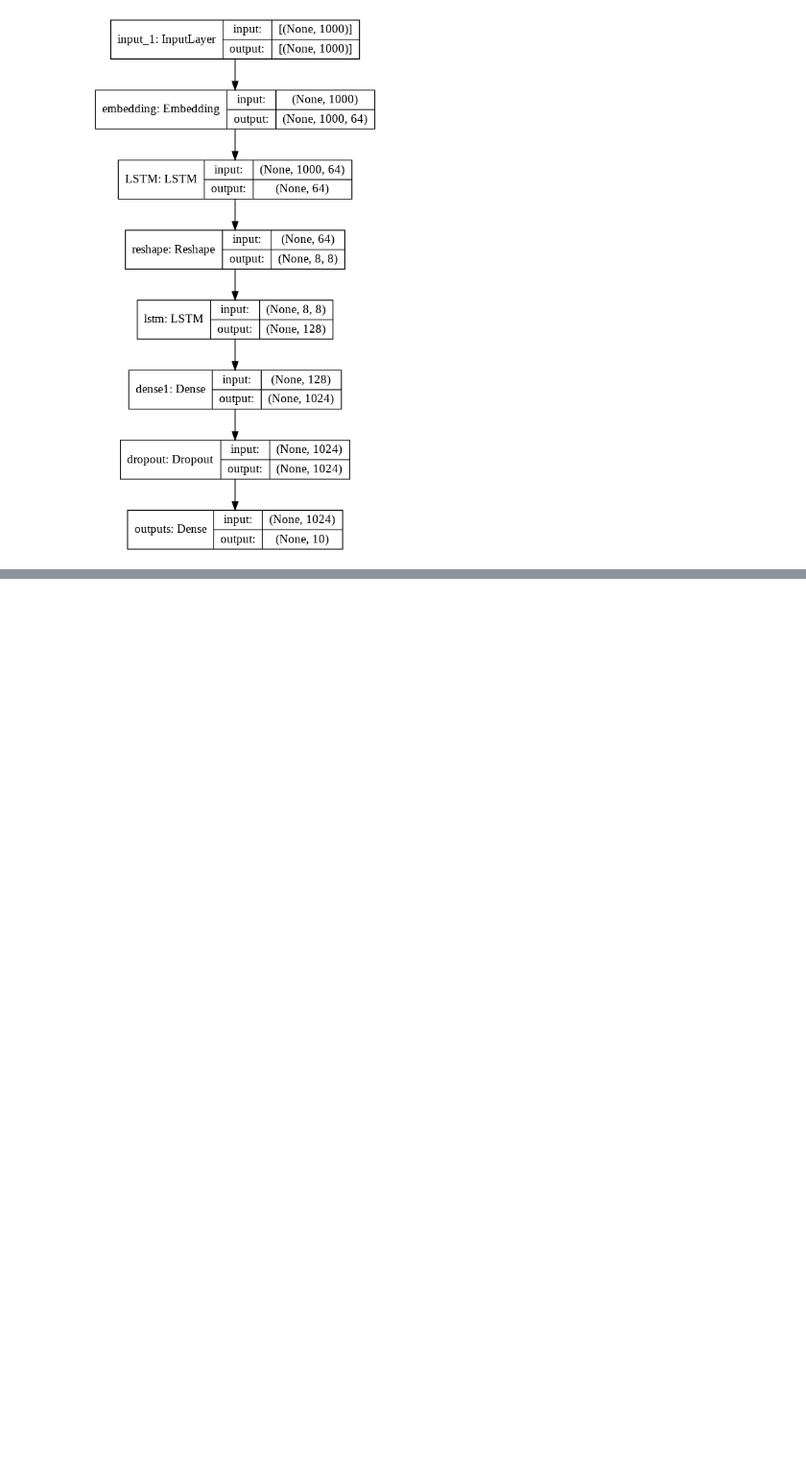
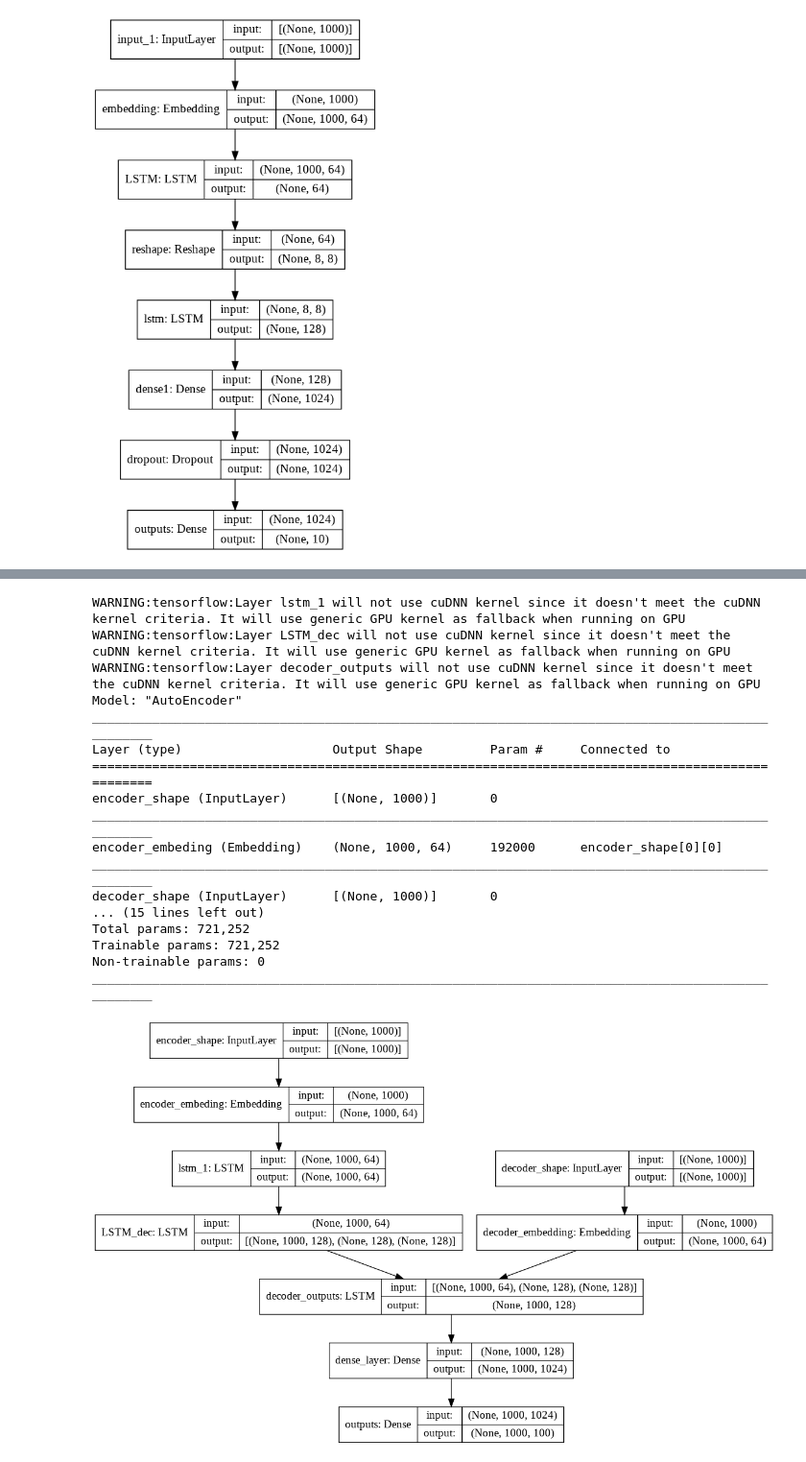
Before and after one commit to martinpius/RNN-ALIENS, a Jupyter notebook: The_RNN_reloaded.ipynb, the cells around one changed output, grey strips where cells are left out. Shown: that part at 96% size. Cells and saved outputs as stored; diff of their text form; code cells hidden in the pictures; blank space fills up the shorter version.

```diff
--- a/The_RNN_reloaded.ipynb
+++ b/The_RNN_reloaded.ipynb
@@ -114,0 +121,56 @@ _________________________________________________________________
+# %%
+encoder_dim = 3000
+decoder_dim = 1000
+enc_inputs = tf.keras.Input(shape = (1000,), name = 'encoder_shape')
+x = tf.keras.layers.Embedding(input_dim = encoder_dim,
+                              output_dim = 64,
+                              name = 'encoder_embeding')(enc_inputs)
+x = tf.keras.layers.LSTM(units = 64, kernel_initializer = 'random_normal',
+                         return_sequences = True,dropout = 0.5,
+                         recurrent_dropout = 0.25)(x)
+emb_out, state_h, state_c = tf.keras.layers.LSTM(units = 128,
+                                                 return_state = True,
+                                                 dropout = 0.25,
+                                                 recurrent_dropout = 0.5,
+                                                 kernel_initializer = 'random_normal',
+                                                 return_sequences = True,
+                                                 name = 'LSTM_dec')(x)
+prev_states = [state_h, state_c]
+dec_inputs = tf.keras.Input(shape = (1000,), name = 'decoder_shape')
+y = tf.keras.layers.Embedding(input_dim = decoder_dim,
+                              output_dim = 64,
+                              name = 'decoder_embedding')(dec_inputs)
+y = tf.keras.layers.LSTM(units = 128,
+                         return_sequences = True,
+                         kernel_initializer = 'random_normal',
+                         dropout = 0.5,
+                         recurrent_dropout = 0.25,
+                         name = 'decoder_outputs')(y, initial_state = prev_states)
+y = tf.keras.layers.Dense(units = 1024, activation = 'relu',
+                          kernel_initializer = 'random_normal', name = 'dense_layer')(y)
+outputs = tf.keras.layers.Dense(units = 100, activation = 'softmax', name = 'outputs')(y)
+
+model = tf.keras.Model(inputs = [enc_inputs, dec_inputs], outputs = outputs, name = 'AutoEncoder')
+
+model.summary()
+
+tf.keras.utils.plot_model(model = model, to_file = 'AutoEncoder.png', show_shapes = True)
+# %% [output]
+WARNING:tensorflow:Layer lstm_1 will not use cuDNN kernel since it doesn't meet the cuDNN kernel criteria. It will use generic GPU kernel as fallback when running on GPU
+WARNING:tensorflow:Layer LSTM_dec will not use cuDNN kernel since it doesn't meet the cuDNN kernel criteria. It will use generic GPU kernel as fallback when running on GPU
+WARNING:tensorflow:Layer decoder_outputs will not use cuDNN kernel since it doesn't meet the cuDNN kernel criteria. It will use generic GPU kernel as fallback when running on GPU
+Model: "AutoEncoder"
+__________________________________________________________________________________________________
+Layer (type)                    Output Shape         Param #     Connected to
+==================================================================================================
+encoder_shape (InputLayer)      [(None, 1000)]       0
+__________________________________________________________________________________________________
+encoder_embeding (Embedding)    (None, 1000, 64)     192000      encoder_shape[0][0]
+__________________________________________________________________________________________________
+decoder_shape (InputLayer)      [(None, 1000)]       0
+... (15 lines left out)
+Total params: 721,252
+Trainable params: 721,252
+Non-trainable params: 0
+__________________________________________________________________________________________________
+[figure, added]
```
Also changed, not shown: parts of 16 cells of this notebook.
